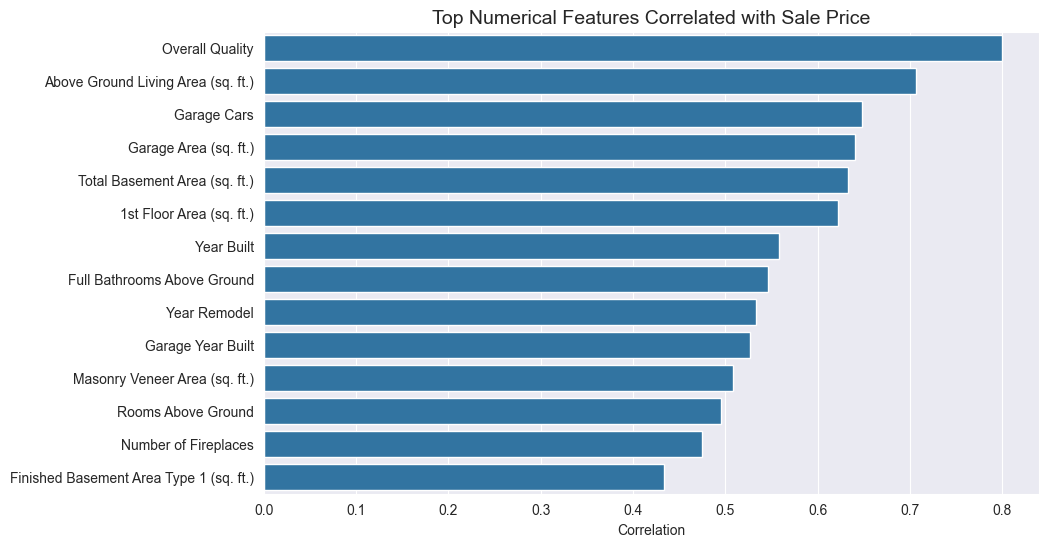
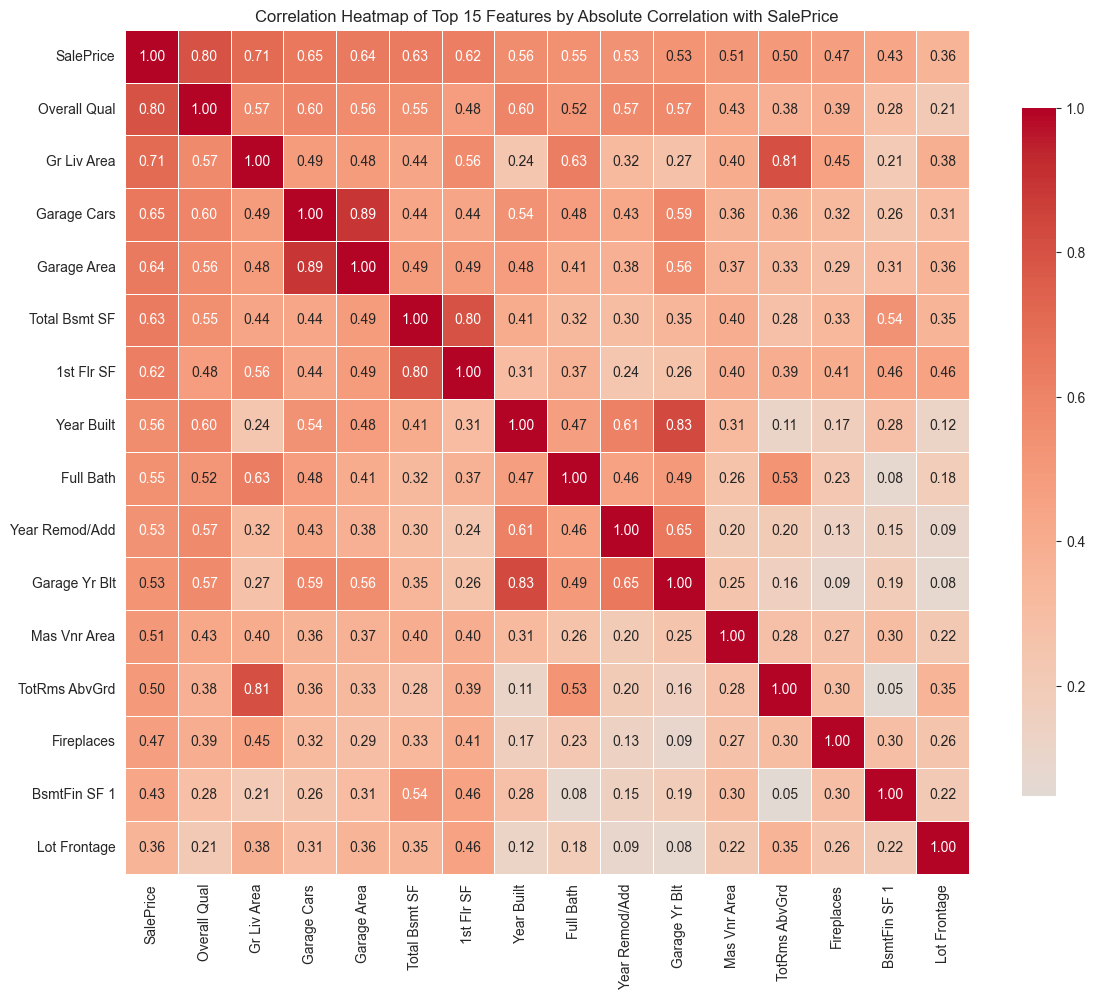
The notebook cell's code change between the first figure and the second:
--- before
+++ after
@@ -1 +1,31 @@
+def plot_top_correlations(df, target="SalePrice", n=15):
+    corr_matrix = df.corr(numeric_only=True)
+
+    top_features = (
+        corr_matrix[target]
+        .drop(target)
+        .abs()
+        .sort_values(ascending=False)
+        .head(n)
+        .index
+    )
+    selected_cols = [target] + list(top_features)
+
+    plt.figure(figsize=(12, 10))
+
+    sns.heatmap(
+        corr_matrix.loc[selected_cols, selected_cols],
+        annot=True,
+        fmt=".2f",
+        cmap="coolwarm",
+        center=0,
+        square=True,
+        linewidths=0.5,
+        cbar_kws={"shrink": 0.8}
+    )
+
+    plt.title(f"Correlation Heatmap of Top {n} Features by Absolute Correlation with {target}")
+    plt.tight_layout()
+    plt.show()
+
 plot_top_correlations(housing_df)

Commit: fix: make abs corr values corr heatmap